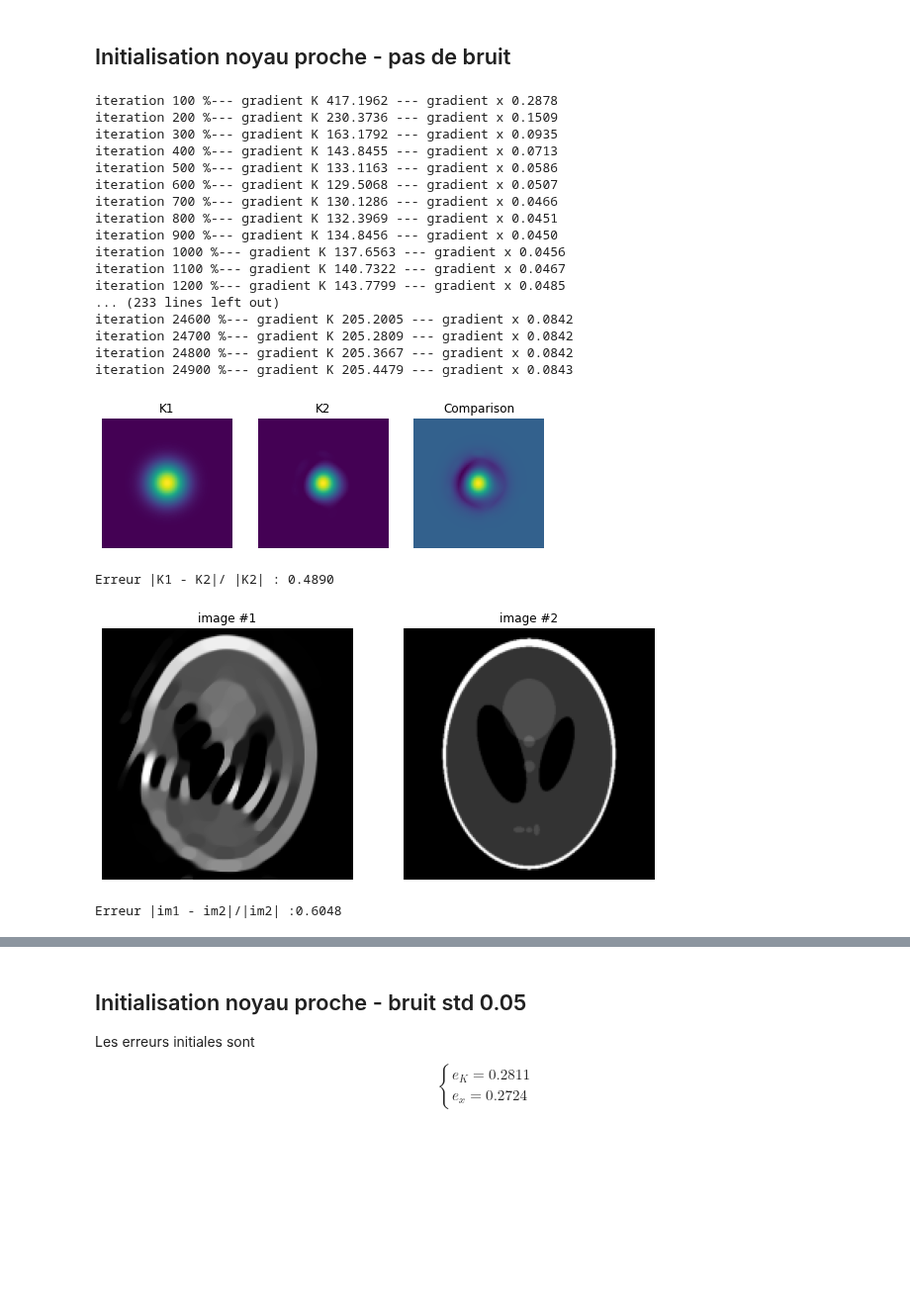
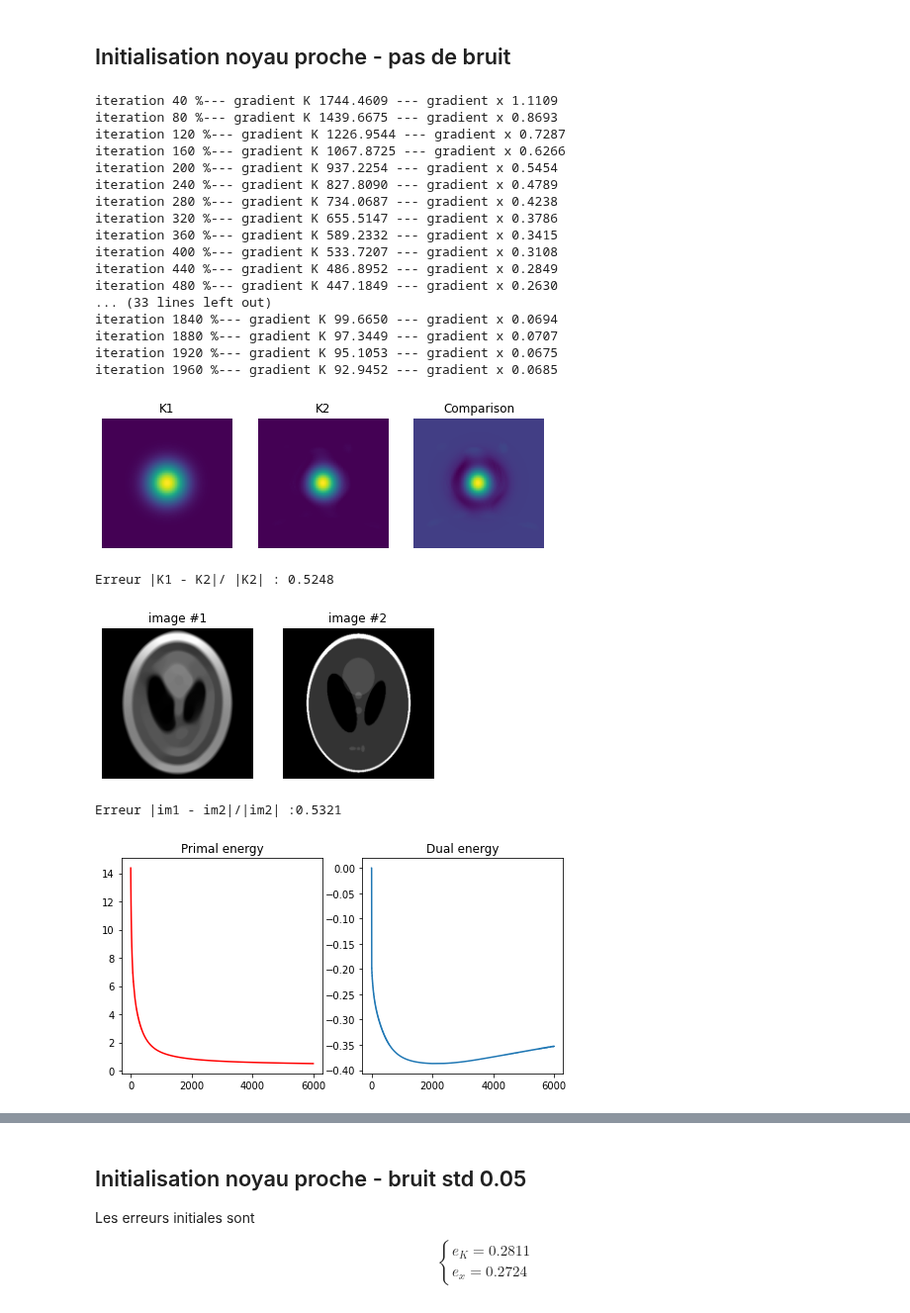
Before and after one commit to ceciledellavalle/BlindDeconvolution, a Jupyter notebook: algoviolet.ipynb, the cells around one changed output, grey strips where cells are left out. Shown at 99% size. Saved outputs shown, nothing was run; the diff lists cells and outputs as text; code cells hidden in the pictures; blank space fills up the shorter version.

```diff
--- a/algoviolet.ipynb
+++ b/algoviolet.ipynb
@@ -144,41 +135,42 @@ x_in  = x_o1
 # %% [markdown]
 ## Initialisation noyau proche - pas de bruit
 # %%
-alpha     = 1
-mu        = 5
-gamma     = 1
+alpha     = 100
+mu        = 0.001
 K_in      = K_shift.copy()
 x_in      = x_b
-# K_out,x_out,Ep,Ed = violetBD(K_in,x_in,x_b,\
-#                             alpha,mu,gamma,theta=1,\
-#                             niter=25000,coeffK=5,coeffx=2,\
-#                             proj_simplex=False)
+K_out,x_out,Ep,Ed = violetBD(K_in,x_in,x_b,\
+                            alpha,mu,\
+                            niter=2000,coeffK=1,coeffx=1,\
+                            proj_simplex=True)
 # %% [output]
-iteration 100 %--- gradient K 417.1962 --- gradient x 0.2878
-iteration 200 %--- gradient K 230.3736 --- gradient x 0.1509
-iteration 300 %--- gradient K 163.1792 --- gradient x 0.0935
-iteration 400 %--- gradient K 143.8455 --- gradient x 0.0713
-iteration 500 %--- gradient K 133.1163 --- gradient x 0.0586
-iteration 600 %--- gradient K 129.5068 --- gradient x 0.0507
-iteration 700 %--- gradient K 130.1286 --- gradient x 0.0466
-iteration 800 %--- gradient K 132.3969 --- gradient x 0.0451
-iteration 900 %--- gradient K 134.8456 --- gradient x 0.0450
-iteration 1000 %--- gradient K 137.6563 --- gradient x 0.0456
-iteration 1100 %--- gradient K 140.7322 --- gradient x 0.0467
-iteration 1200 %--- gradient K 143.7799 --- gradient x 0.0485
-... (233 lines left out)
-iteration 24600 %--- gradient K 205.2005 --- gradient x 0.0842
-iteration 24700 %--- gradient K 205.2809 --- gradient x 0.0842
-iteration 24800 %--- gradient K 205.3667 --- gradient x 0.0842
-iteration 24900 %--- gradient K 205.4479 --- gradient x 0.0843
+iteration 40 %--- gradient K 1744.4609 --- gradient x 1.1109
+iteration 80 %--- gradient K 1439.6675 --- gradient x 0.8693
+iteration 120 %--- gradient K 1226.9544 --- gradient x 0.7287
+iteration 160 %--- gradient K 1067.8725 --- gradient x 0.6266
+iteration 200 %--- gradient K 937.2254 --- gradient x 0.5454
+iteration 240 %--- gradient K 827.8090 --- gradient x 0.4789
+iteration 280 %--- gradient K 734.0687 --- gradient x 0.4238
+iteration 320 %--- gradient K 655.5147 --- gradient x 0.3786
+iteration 360 %--- gradient K 589.2332 --- gradient x 0.3415
+iteration 400 %--- gradient K 533.7207 --- gradient x 0.3108
+iteration 440 %--- gradient K 486.8952 --- gradient x 0.2849
+iteration 480 %--- gradient K 447.1849 --- gradient x 0.2630
+... (33 lines left out)
+iteration 1840 %--- gradient K 99.6650 --- gradient x 0.0694
+iteration 1880 %--- gradient K 97.3449 --- gradient x 0.0707
+iteration 1920 %--- gradient K 95.1053 --- gradient x 0.0675
+iteration 1960 %--- gradient K 92.9452 --- gradient x 0.0685
 # %%
-# Display_ker(K_out,K_in,mysize=(8,4))
-# Display_im(x_out,x_im,mysize=(10,5))
+Display_ker(K_out,K_in,mysize=(8,4))
+Display_im(x_out,x_im,mysize=(6,3))
+Display_epd(Ep,Ed)
 # %% [output]
 [figure]
-Erreur |K1 - K2|/ |K2| : 0.4890
+Erreur |K1 - K2|/ |K2| : 0.5248
-[figure, old version]
+[figure, new version]
-Erreur |im1 - im2|/|im2| :0.6048
+Erreur |im1 - im2|/|im2| :0.5321
+[figure, added]
 # %%
 # # local parameters and matrix sizes
 M,_    = K.shape
```
Also changed, not shown: parts of 17 cells of this notebook, 20 other files.
